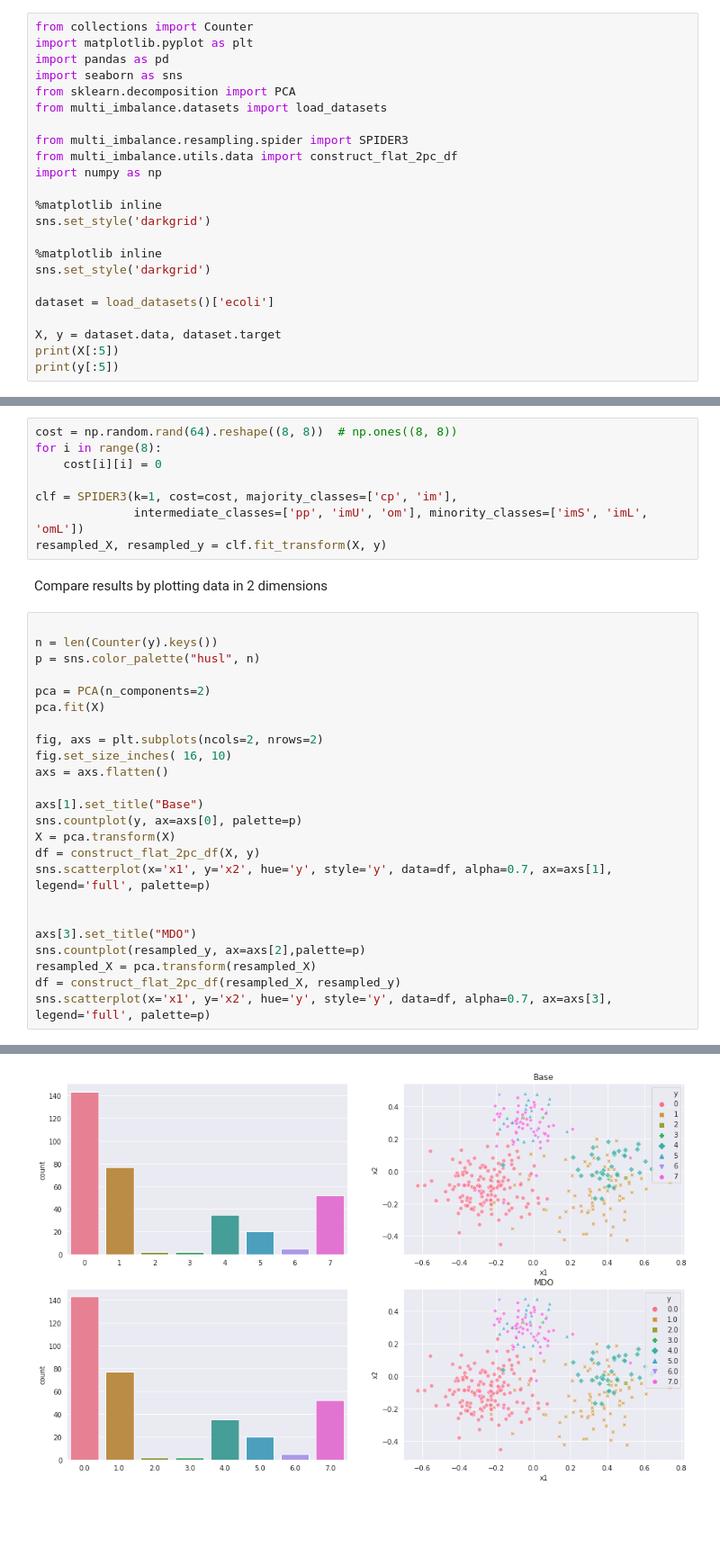
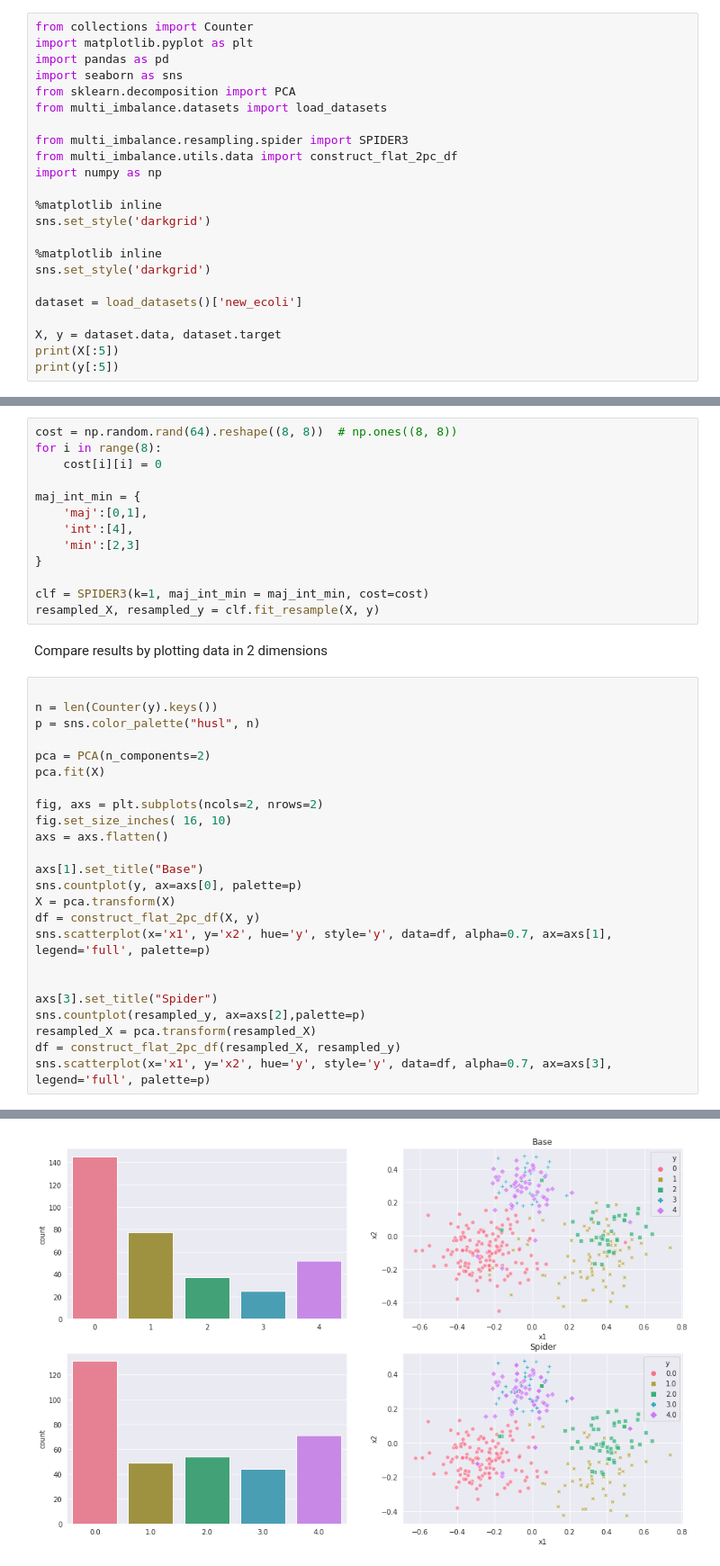
Before and after one commit to damianhorna/multi-imbalance, a Jupyter notebook: examples/resampling/spider3.ipynb, the cells around one changed output, grey strips where cells are left out. Shown at 90% size. Drawn from its saved outputs; the diff is of its cells as text; blank space fills up the shorter version.

Commit message:
Fix spider pipeline api

```diff
--- a/examples/resampling/spider3.ipynb
+++ b/examples/resampling/spider3.ipynb
@@ -18,7 +18,7 @@ sns.set_style('darkgrid')
 %matplotlib inline
 sns.set_style('darkgrid')
 
-dataset = load_datasets()['ecoli']
+dataset = load_datasets()['new_ecoli']
 
 X, y = dataset.data, dataset.target
 print(X[:5])
@@ -37,9 +41,14 @@ cost = np.random.rand(64).reshape((8, 8))  # np.ones((8, 8))
 for i in range(8):
     cost[i][i] = 0
 
-clf = SPIDER3(k=1, cost=cost, majority_classes=['cp', 'im'],
-              intermediate_classes=['pp', 'imU', 'om'], minority_classes=['imS', 'imL', 'omL'])
-resampled_X, resampled_y = clf.fit_transform(X, y)
+maj_int_min = {
+    'maj':[0,1],
+    'int':[4],
+    'min':[2,3]
+}
+
+clf = SPIDER3(k=1, maj_int_min = maj_int_min, cost=cost)
+resampled_X, resampled_y = clf.fit_resample(X, y)
 # %% [markdown]
 Compare results by plotting data in 2 dimensions
 # %%
@@ -61,7 +70,7 @@ df = construct_flat_2pc_df(X, y)
 sns.scatterplot(x='x1', y='x2', hue='y', style='y', data=df, alpha=0.7, ax=axs[1], legend='full', palette=p)
 
 
-axs[3].set_title("MDO")
+axs[3].set_title("Spider")
 sns.countplot(resampled_y, ax=axs[2],palette=p)
 resampled_X = pca.transform(resampled_X)
 df = construct_flat_2pc_df(resampled_X, resampled_y)
@@ -71 +80 @@ sns.scatterplot(x='x1', y='x2', hue='y', style='y', data=df, alpha=0.7, ax=axs[3
-[figure, old version]
+[figure, new version]
```
Also changed, not shown: parts of 4 cells of this notebook, 1 other file.
